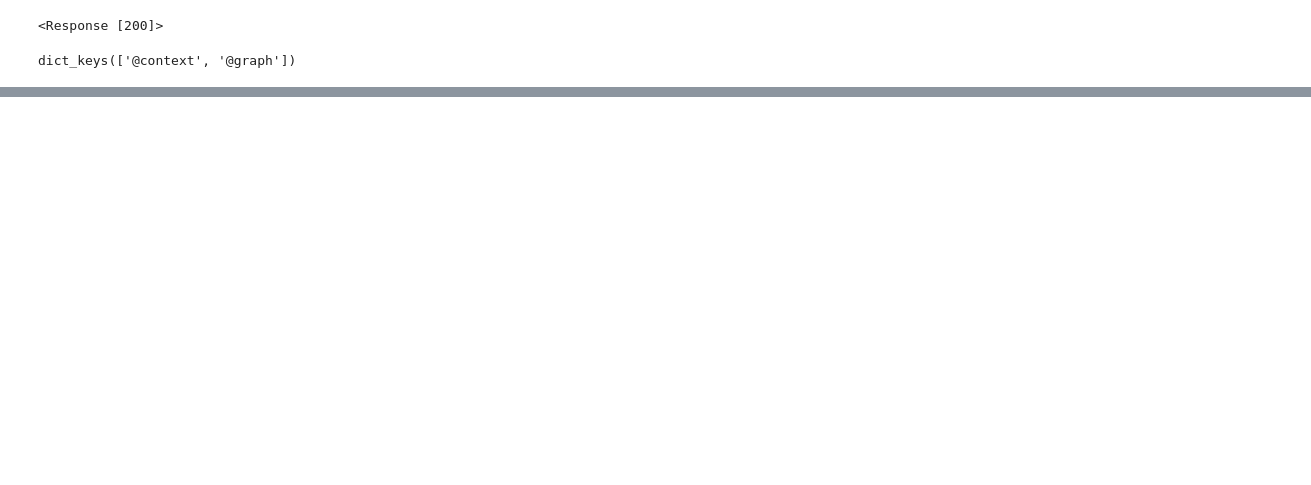
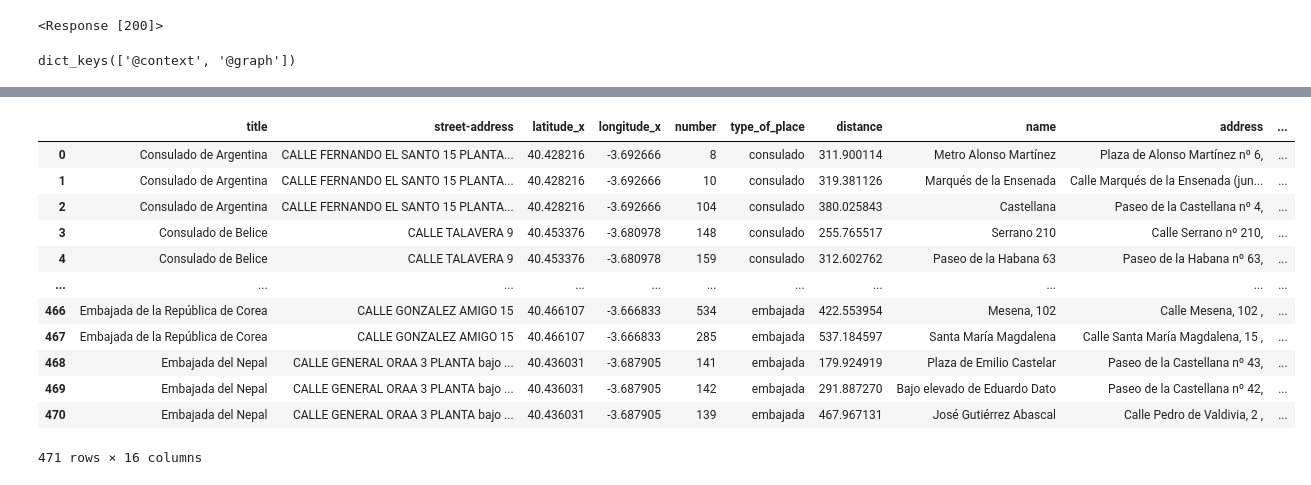
Before and after one commit to VeroOli/project_Bicimad, a Jupyter notebook: notebooks/dev_notebook_.ipynb, the cells around one changed output, grey strips where cells are left out. Saved outputs shown, nothing was run; the diff lists cells and outputs as text; code cells hidden in the pictures; blank space fills up the shorter version.

```diff
--- a/notebooks/dev_notebook_.ipynb
+++ b/notebooks/dev_notebook_.ipynb
@@ -311,0 +300,8 @@ concatenated_df.explode('bicimad')
+# %%
+estaciones_bicimad=[]
+for index, row in embajadas.iterrows():
+    estaciones_bicimad.append(closest_station(row, estaciones_api))
+
+distance=[]
+for index, row in embajadas.iterrows():
+    distance.append(closest_distances(row, estaciones_api))
@@ -311,0 +332,3 @@ concatenated_df.explode('bicimad')
+# %%
+distances=[d for e in distance for d in e]
+distances
@@ -311,0 +353,5 @@ concatenated_df.explode('bicimad')
+# %%
+embajadas['number']=estaciones_bicimad
+embajadas=embajadas.explode('number')
+embajadas['distance']=distances
+embajadas
@@ -311,0 +372,8 @@ concatenated_df.explode('bicimad')
+# %%
+for i, row in embajadas.iterrows():
+    if 'Consulado' in row['title']:
+        embajadas.at[i, 'type_of_place'] = 'consulado'
+    else:
+        embajadas.at[i, 'type_of_place'] = 'embajada'
+
+embajadas
@@ -311,0 +396,18 @@ concatenated_df.explode('bicimad')
+# %%
+result = pd.merge(embajadas, estaciones_api, on='number', how='left')
+result
+#result.sort_values(by='title')
+# %% [output]
+|  | title | street-address | latitude_x | longitude_x | number | type_of_place | distance | name | address | ... |
+| 0 | Consulado de Argentina | CALLE FERNANDO EL SANTO 15 PLANTA... | 40.428216 | -3.692666 | 8 | consulado | 311.900114 | Metro Alonso Martínez | Plaza de Alonso Martínez nº 6, | ... |
+| 1 | Consulado de Argentina | CALLE FERNANDO EL SANTO 15 PLANTA... | 40.428216 | -3.692666 | 10 | consulado | 319.381126 | Marqués de la Ensenada | Calle Marqués de la Ensenada (jun... | ... |
+| 2 | Consulado de Argentina | CALLE FERNANDO EL SANTO 15 PLANTA... | 40.428216 | -3.692666 | 104 | consulado | 380.025843 | Castellana | Paseo de la Castellana nº 4, | ... |
+| 3 | Consulado de Belice | CALLE TALAVERA 9 | 40.453376 | -3.680978 | 148 | consulado | 255.765517 | Serrano 210 | Calle Serrano nº 210, | ... |
+| 4 | Consulado de Belice | CALLE TALAVERA 9 | 40.453376 | -3.680978 | 159 | consulado | 312.602762 | Paseo de la Habana 63 | Paseo de la Habana nº 63, | ... |
+| ... | ... | ... | ... | ... | ... | ... | ... | ... | ... | ... |
+| 466 | Embajada de la República de Corea | CALLE GONZALEZ AMIGO 15 | 40.466107 | -3.666833 | 534 | embajada | 422.553954 | Mesena, 102 | Calle Mesena, 102 , | ... |
+| 467 | Embajada de la República de Corea | CALLE GONZALEZ AMIGO 15 | 40.466107 | -3.666833 | 285 | embajada | 537.184597 | Santa María Magdalena | Calle Santa María Magdalena, 15 , | ... |
+| 468 | Embajada del Nepal | CALLE GENERAL ORAA 3 PLANTA bajo ... | 40.436031 | -3.687905 | 141 | embajada | 179.924919 | Plaza de Emilio Castelar | Paseo de la Castellana nº 43, | ... |
+| 469 | Embajada del Nepal | CALLE GENERAL ORAA 3 PLANTA bajo ... | 40.436031 | -3.687905 | 142 | embajada | 291.887270 | Bajo elevado de Eduardo Dato | Paseo de la Castellana nº 42, | ... |
+| 470 | Embajada del Nepal | CALLE GENERAL ORAA 3 PLANTA bajo ... | 40.436031 | -3.687905 | 139 | embajada | 467.967131 | José Gutiérrez Abascal | Calle Pedro de Valdivia, 2 , | ... |
+471 rows × 16 columns
```
Also changed, not shown: parts of 57 cells of this notebook, 9 other files.
